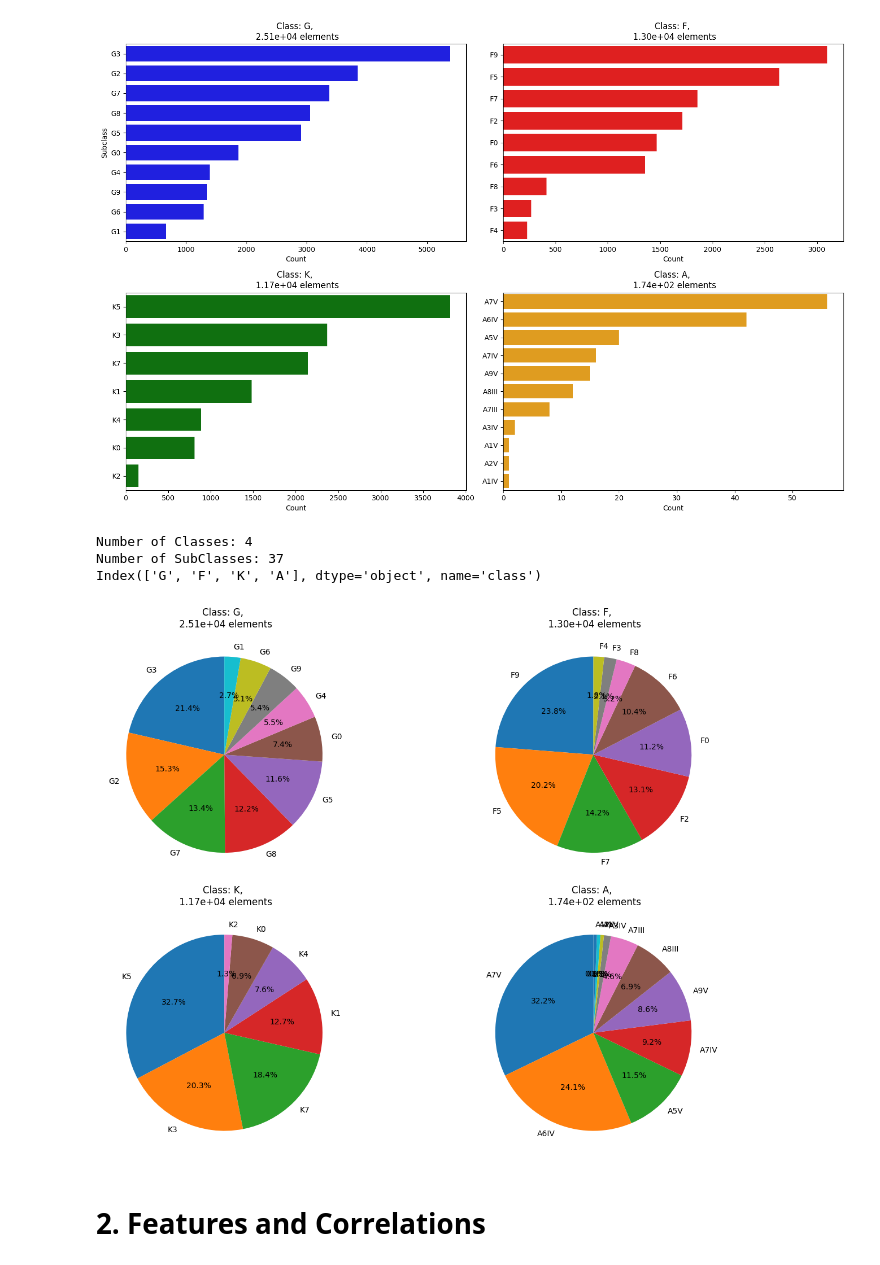
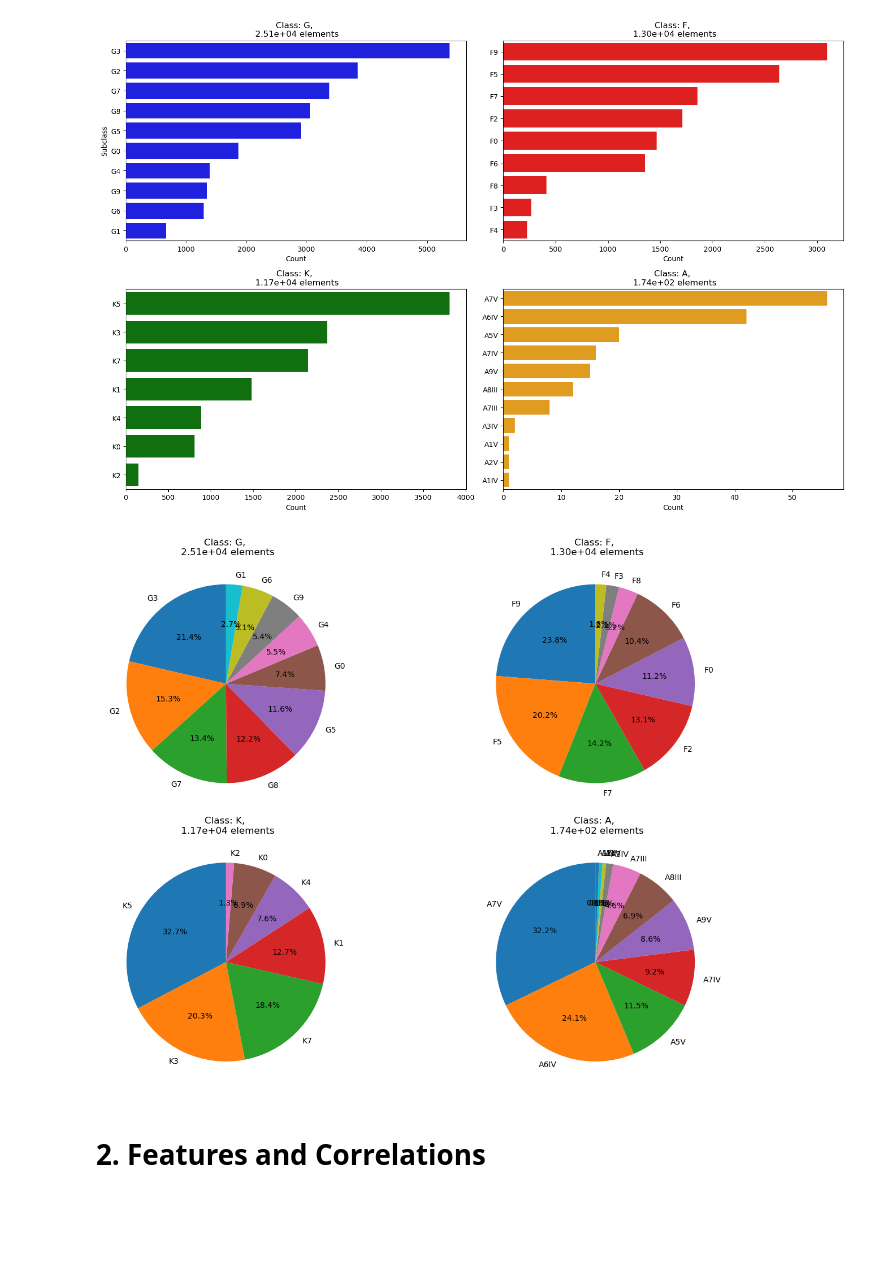
Before and after one commit to LFD103108/Star-Classification, a Jupyter notebook: notebooks/2.data_visualization.ipynb, the cells around one changed output. Cells and saved outputs as stored; diff of their text form; code cells hidden in the pictures; blank space fills up the shorter version.

```diff
--- a/notebooks/2.data_visualization.ipynb
+++ b/notebooks/2.data_visualization.ipynb
@@ -196,31 +133,28 @@ Index(['G', 'F', 'K', 'A'], dtype='object', name='class')
 [figure]
 # %%
 # Print basic counts
-print('Number of Classes:', dfG['class'].nunique())
-print('Number of SubClasses:', dfG['full_class'].nunique())
+#print('Number of Classes:', dfG['class'].nunique())
+#print('Number of SubClasses:', dfG['full_class'].nunique())
 
 # Get top 2 classes
-top_classes = dfG['class'].value_counts().index
-print(top_classes)
+#top_classes = dfG['class'].value_counts().index
+#print(top_classes)
 
-# Create figure with 2 rows (subclasses) and 2 columns (one per class)
+# Adjusting the size of the pie charts
 plt.figure(figsize=(15, 10))
 
-# First row: Subclass distributions as pie charts
+# Subclass distributions as pie charts
 for i, class_name in enumerate(top_classes, 1):
     plt.subplot(2, 2, i)
     class_data = dfG[dfG['class'] == class_name]
     subclass_counts = class_data['full_class'].value_counts()
     plt.pie(subclass_counts, labels=subclass_counts.index, autopct='%1.1f%%', startangle=90)
     plt.title(f'Class: {class_name}, \n {len(class_data):.2e} elements')
 
 plt.tight_layout()
 plt.show()
 # %% [output]
-Number of Classes: 4
-Number of SubClasses: 37
-Index(['G', 'F', 'K', 'A'], dtype='object', name='class')
-[figure, old version]
+[figure, new version]
 # %% [markdown]
 # 2. Features and Correlations
 # %% [markdown]
```
Also changed, not shown: parts of 22 cells of this notebook, 1 other file.
